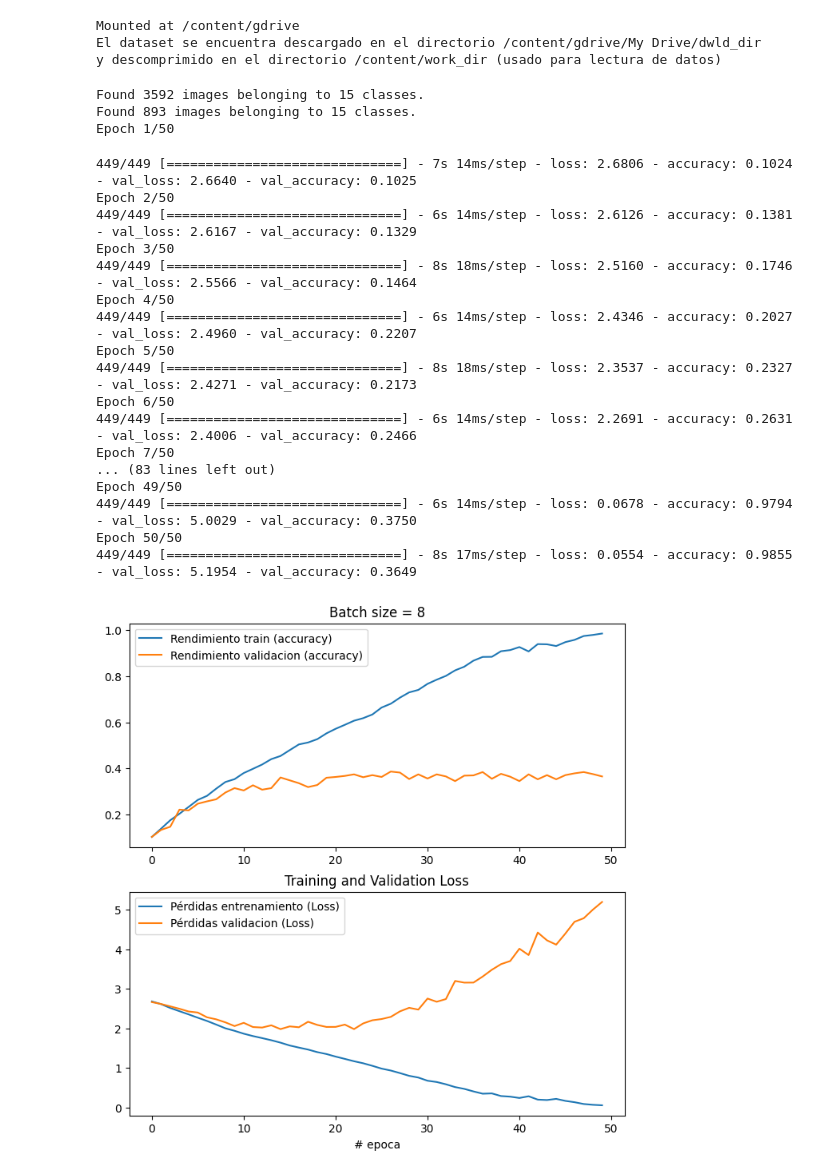
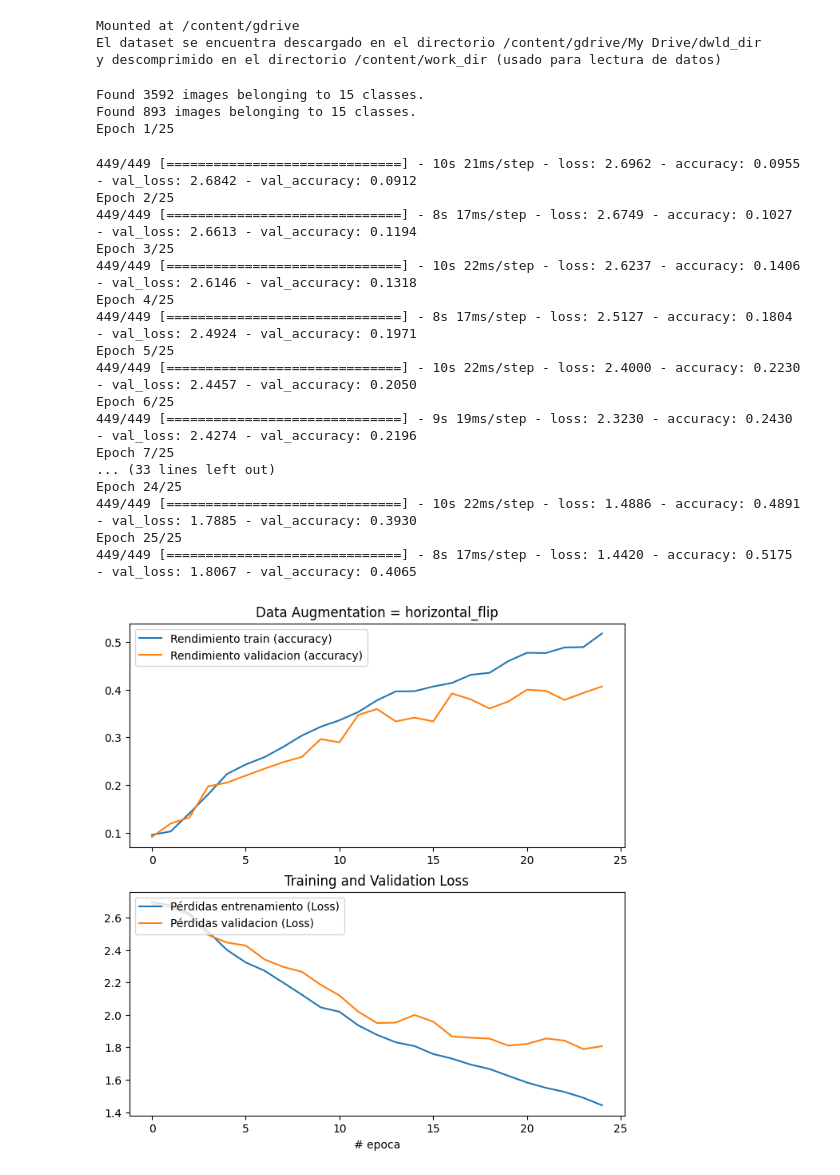
Before and after one commit to ikergs03/TSV, a Jupyter notebook: p4/p4_pregunta_04.ipynb, the cells around one changed output. Saved outputs shown, nothing was run; the diff lists cells and outputs as text; code cells hidden in the pictures.

```diff
--- a/p4/p4_pregunta_04.ipynb
+++ b/p4/p4_pregunta_04.ipynb
@@ -69,8 +69,6 @@ def crear_generadores(batch_size, img_height, img_width, horizontal_flip, rotati
     CLASS_NAMES = np.array([item.name for item in dataset_dir.glob('*')]) #clases son subdirectorios de '/train/'
     NUM_CLASSES = len(CLASS_NAMES) # numero total de clases
 
-    # Crear ImageDataGenerator convirtiendo de uint8 a float32 en el rango [0,1].
-def crear_generadores(batch_size, img_height, img_width, horizontal_flip, rotation_range, width_shift_range,zoom_range):
     train_img_gen = tf.keras.preprocessing.image.ImageDataGenerator(rescale=1./255, validation_split=0.20, horizontal_flip=horizontal_flip, rotation_range=rotation_range,
                                                               width_shift_range= width_shift_range, zoom_range=zoom_range)
     test_img_gen = tf.keras.preprocessing.image.ImageDataGenerator(rescale=1./255, validation_split=0.20)
@@ -228,51 +226,51 @@ def mostrar_resultados(history, title='Training and Validation Accuracy'):
 # %%
 batch_size = 8
 epochs = 25
-img_size_list = 32
+img_size = 32
 learning_rate = 0.01
 #horizontal_flip, rotation_range, width_shift_range,zoom_range
 data_augmentation_list = [(True, 0,0,0), (False,20, 0,0), (False,0,0.2,0), (False,0,0,0.2)]
 data_augmentation_labels = ["horizontal_flip", "rotation_range", "width_shift_range","zoom_range"]
 time_list = []
 final_train_loss = []
 final_train_acc = []
 final_val_loss = []
 final_val_acc = []
 
 for horizontal_flip, rotation_range, width_shift_range,zoom_range in data_augmentation_list:
     train_data_gen, test_data_gen, num_classes = crear_generadores(batch_size, img_size, img_size, horizontal_flip, rotation_range, width_shift_range,zoom_range)
     model = generar_red(num_classes, img_size, img_size, learning_rate=learning_rate)
     history, train_time = entrenamiento(model, batch_size, epochs, train_data_gen, test_data_gen)
     # Pérdida y exactitud final de entrenamiento
     final_train_loss.append(history.history['loss'][-1])
     final_train_acc.append(history.history['accuracy'][-1])
 
     # Pérdida y exactitud final de validación
     final_val_loss.append(history.history['val_loss'][-1])
     final_val_acc.append(history.history['val_accuracy'][-1])
     time_list.append(train_time)
     mostrar_resultados(history, title='Data Augmentation = {}'.format(data_augmentation_labels[data_augmentation_list.index((horizontal_flip, rotation_range, width_shift_range,zoom_range))]))
 # %% [output]
 Found 3592 images belonging to 15 classes.
 Found 893 images belonging to 15 classes.
-Epoch 1/50
+Epoch 1/25
-449/449 [==============================] - 7s 14ms/step - loss: 2.6806 - accuracy: 0.1024 - val_loss: 2.6640 - val_accuracy: 0.1025
-Epoch 2/50
-449/449 [==============================] - 6s 14ms/step - loss: 2.6126 - accuracy: 0.1381 - val_loss: 2.6167 - val_accuracy: 0.1329
-Epoch 3/50
-449/449 [==============================] - 8s 18ms/step - loss: 2.5160 - accuracy: 0.1746 - val_loss: 2.5566 - val_accuracy: 0.1464
-Epoch 4/50
-449/449 [==============================] - 6s 14ms/step - loss: 2.4346 - accuracy: 0.2027 - val_loss: 2.4960 - val_accuracy: 0.2207
-Epoch 5/50
-449/449 [==============================] - 8s 18ms/step - loss: 2.3537 - accuracy: 0.2327 - val_loss: 2.4271 - val_accuracy: 0.2173
-Epoch 6/50
-449/449 [==============================] - 6s 14ms/step - loss: 2.2691 - accuracy: 0.2631 - val_loss: 2.4006 - val_accuracy: 0.2466
-Epoch 7/50
-... (83 lines left out)
-Epoch 49/50
-449/449 [==============================] - 6s 14ms/step - loss: 0.0678 - accuracy: 0.9794 - val_loss: 5.0029 - val_accuracy: 0.3750
-Epoch 50/50
-449/449 [==============================] - 8s 17ms/step - loss: 0.0554 - accuracy: 0.9855 - val_loss: 5.1954 - val_accuracy: 0.3649
+449/449 [==============================] - 10s 21ms/step - loss: 2.6962 - accuracy: 0.0955 - val_loss: 2.6842 - val_accuracy: 0.0912
+Epoch 2/25
+449/449 [==============================] - 8s 17ms/step - loss: 2.6749 - accuracy: 0.1027 - val_loss: 2.6613 - val_accuracy: 0.1194
+Epoch 3/25
+449/449 [==============================] - 10s 22ms/step - loss: 2.6237 - accuracy: 0.1406 - val_loss: 2.6146 - val_accuracy: 0.1318
+Epoch 4/25
+449/449 [==============================] - 8s 17ms/step - loss: 2.5127 - accuracy: 0.1804 - val_loss: 2.4924 - val_accuracy: 0.1971
+Epoch 5/25
+449/449 [==============================] - 10s 22ms/step - loss: 2.4000 - accuracy: 0.2230 - val_loss: 2.4457 - val_accuracy: 0.2050
+Epoch 6/25
+449/449 [==============================] - 9s 19ms/step - loss: 2.3230 - accuracy: 0.2430 - val_loss: 2.4274 - val_accuracy: 0.2196
+Epoch 7/25
+... (33 lines left out)
+Epoch 24/25
+449/449 [==============================] - 10s 22ms/step - loss: 1.4886 - accuracy: 0.4891 - val_loss: 1.7885 - val_accuracy: 0.3930
+Epoch 25/25
+449/449 [==============================] - 8s 17ms/step - loss: 1.4420 - accuracy: 0.5175 - val_loss: 1.8067 - val_accuracy: 0.4065
-[figure, old version]
+[figure, new version]
 Found 3592 images belonging to 15 classes.
 Found 893 images belonging to 15 classes.
```
Also changed, not shown: parts of 2 cells of this notebook, 2 other files.
